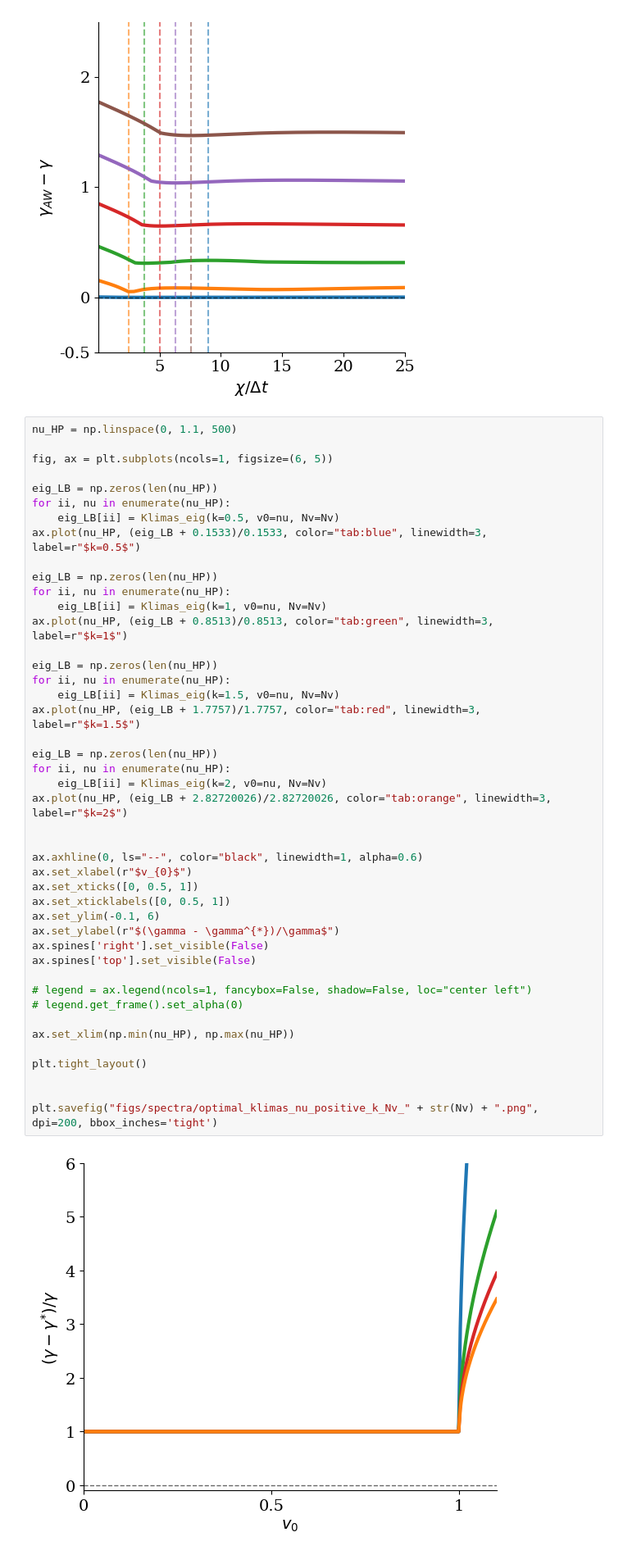
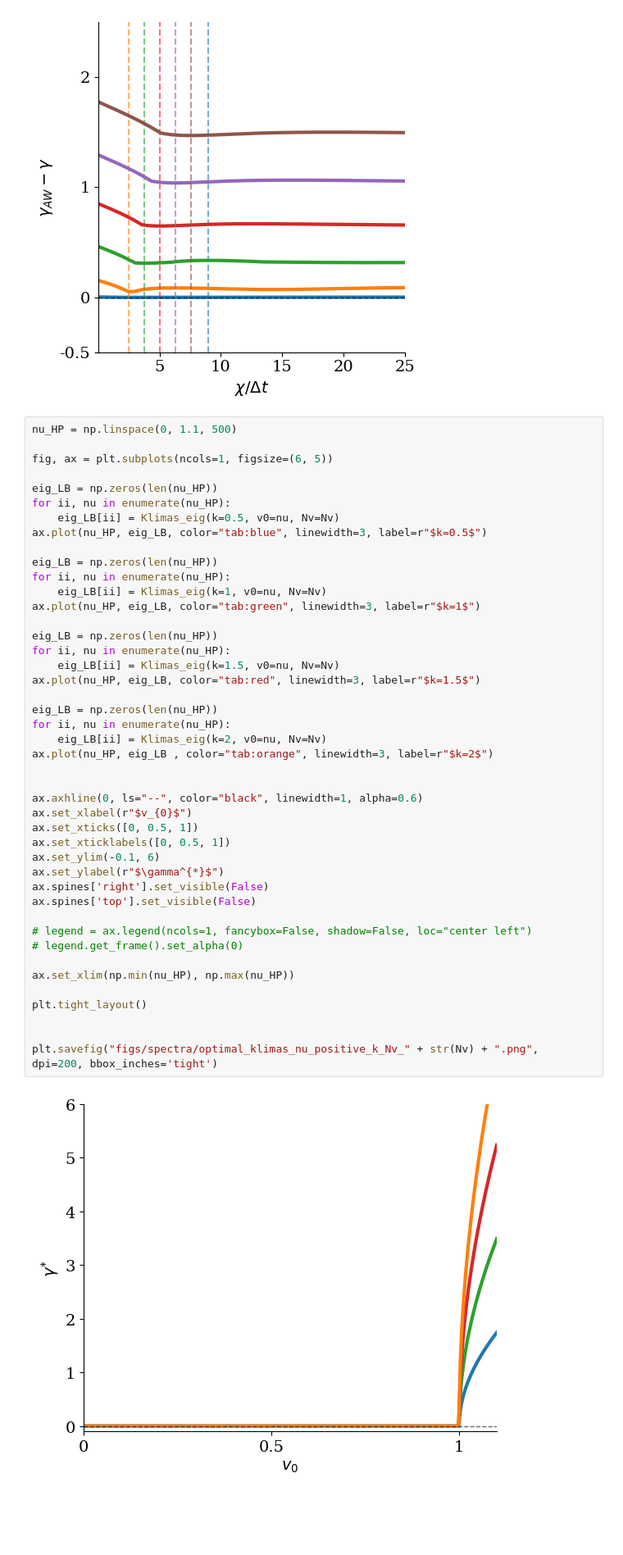
Before and after one commit to opaliss/Vlasov_Hermite_recurrence_study, a Jupyter notebook: aw_hermite/spectrum analysis_Nv_small.ipynb, the cells around one changed output. Shown at 82% size. Cells and saved outputs as stored; diff of their text form; blank space fills up the shorter version.

```diff
--- a/aw_hermite/spectrum analysis_Nv_small.ipynb
+++ b/aw_hermite/spectrum analysis_Nv_small.ipynb
@@ -719,41 +719,41 @@ fig, ax = plt.subplots(ncols=1, figsize=(6, 5))
 eig_LB = np.zeros(len(nu_HP))
 for ii, nu in enumerate(nu_HP):
     eig_LB[ii] = Klimas_eig(k=0.5, v0=nu, Nv=Nv)
-ax.plot(nu_HP, (eig_LB + 0.1533)/0.1533, color="tab:blue", linewidth=3, label=r"$k=0.5$")
+ax.plot(nu_HP, eig_LB, color="tab:blue", linewidth=3, label=r"$k=0.5$")
 
 eig_LB = np.zeros(len(nu_HP))
 for ii, nu in enumerate(nu_HP):
     eig_LB[ii] = Klimas_eig(k=1, v0=nu, Nv=Nv)
-ax.plot(nu_HP, (eig_LB + 0.8513)/0.8513, color="tab:green", linewidth=3, label=r"$k=1$")
+ax.plot(nu_HP, eig_LB, color="tab:green", linewidth=3, label=r"$k=1$")
 
 eig_LB = np.zeros(len(nu_HP))
 for ii, nu in enumerate(nu_HP):
     eig_LB[ii] = Klimas_eig(k=1.5, v0=nu, Nv=Nv)
-ax.plot(nu_HP, (eig_LB + 1.7757)/1.7757, color="tab:red", linewidth=3, label=r"$k=1.5$")
+ax.plot(nu_HP, eig_LB, color="tab:red", linewidth=3, label=r"$k=1.5$")
 
 eig_LB = np.zeros(len(nu_HP))
 for ii, nu in enumerate(nu_HP):
     eig_LB[ii] = Klimas_eig(k=2, v0=nu, Nv=Nv)
-ax.plot(nu_HP, (eig_LB + 2.82720026)/2.82720026, color="tab:orange", linewidth=3, label=r"$k=2$")
+ax.plot(nu_HP, eig_LB , color="tab:orange", linewidth=3, label=r"$k=2$")
 
 
 ax.axhline(0, ls="--", color="black", linewidth=1, alpha=0.6)
 ax.set_xlabel(r"$v_{0}$")
 ax.set_xticks([0, 0.5, 1])
 ax.set_xticklabels([0, 0.5, 1])
 ax.set_ylim(-0.1, 6)
-ax.set_ylabel(r"$(\gamma - \gamma^{*})/\gamma$")
+ax.set_ylabel(r"$\gamma^{*}$")
 ax.spines['right'].set_visible(False)
 ax.spines['top'].set_visible(False)
 
 # legend = ax.legend(ncols=1, fancybox=False, shadow=False, loc="center left")
 # legend.get_frame().set_alpha(0)
 
 ax.set_xlim(np.min(nu_HP), np.max(nu_HP))
 
 plt.tight_layout()
 
 
 plt.savefig("figs/spectra/optimal_klimas_nu_positive_k_Nv_" + str(Nv) + ".png", dpi=200, bbox_inches='tight')
 # %% [output]
-[figure, old version]
+[figure, new version]
```
Also changed, not shown: 4 other files.
